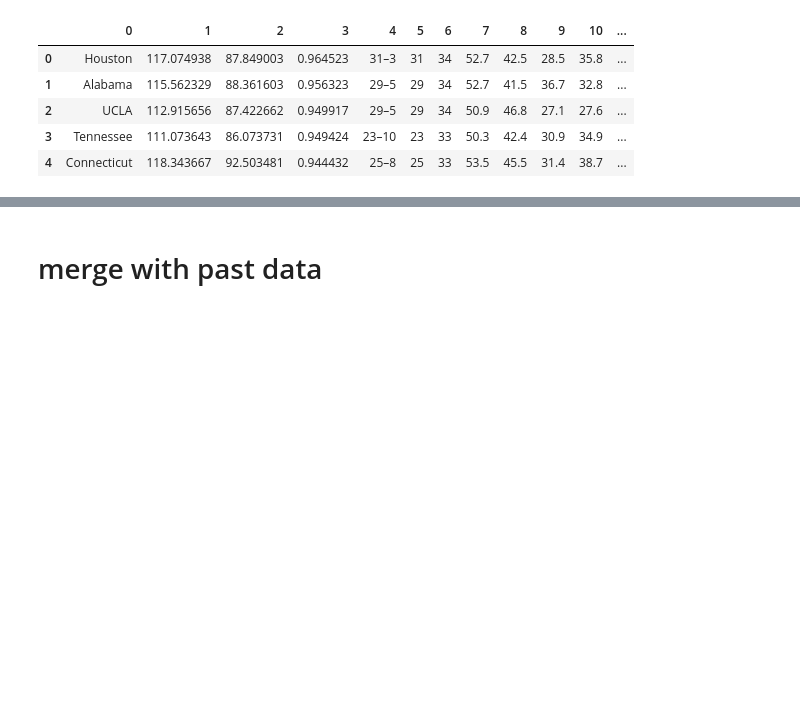
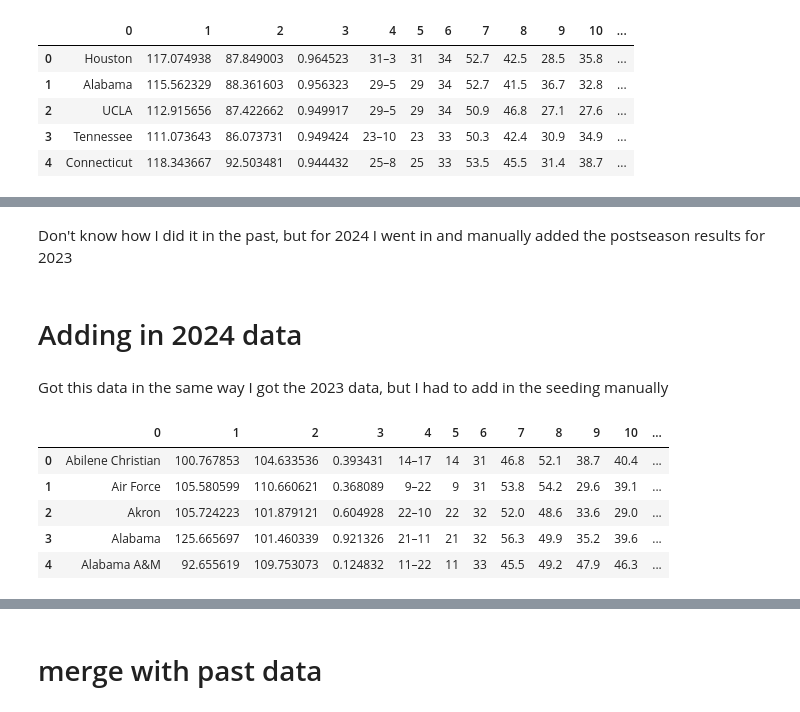
Before and after one commit to ajbenz18/march-madness-model, a Jupyter notebook: cleaning.ipynb, the cells around one changed output, grey strips where cells are left out. Cells and saved outputs as stored; diff of their text form; code cells hidden in the pictures; blank space fills up the shorter version.

```diff
--- a/cleaning.ipynb
+++ b/cleaning.ipynb
@@ -251,0 +263,18 @@ len(data2023.columns)
+# %% [markdown]
+Don't know how I did it in the past, but for 2024 I went in and manually added the postseason results for 2023
+# %% [markdown]
+# Adding in 2024 data
+# %% [markdown]
+Got this data in the same way I got the 2023 data, but I had to add in the seeding manually
+# %%
+data2024 = pd.read_csv("trank_data_2024.csv", header=None)
+pd.set_option('display.max_columns', None)
+
+data2024.head()
+# %% [output]
+|  | 0 | 1 | 2 | 3 | 4 | 5 | 6 | 7 | 8 | 9 | 10 | ... |
+| 0 | Abilene Christian | 100.767853 | 104.633536 | 0.393431 | 14–17 | 14 | 31 | 46.8 | 52.1 | 38.7 | 40.4 | ... |
+| 1 | Air Force | 105.580599 | 110.660621 | 0.368089 | 9–22 | 9 | 31 | 53.8 | 54.2 | 29.6 | 39.1 | ... |
+| 2 | Akron | 105.724223 | 101.879121 | 0.604928 | 22–10 | 22 | 32 | 52.0 | 48.6 | 33.6 | 29.0 | ... |
+| 3 | Alabama | 125.665697 | 101.460339 | 0.921326 | 21–11 | 21 | 32 | 56.3 | 49.9 | 35.2 | 39.6 | ... |
+| 4 | Alabama A&M | 92.655619 | 109.753073 | 0.124832 | 11–22 | 11 | 33 | 45.5 | 49.2 | 47.9 | 46.3 | ... |
```
Also changed, not shown: parts of 11 cells of this notebook, 7 other files.
